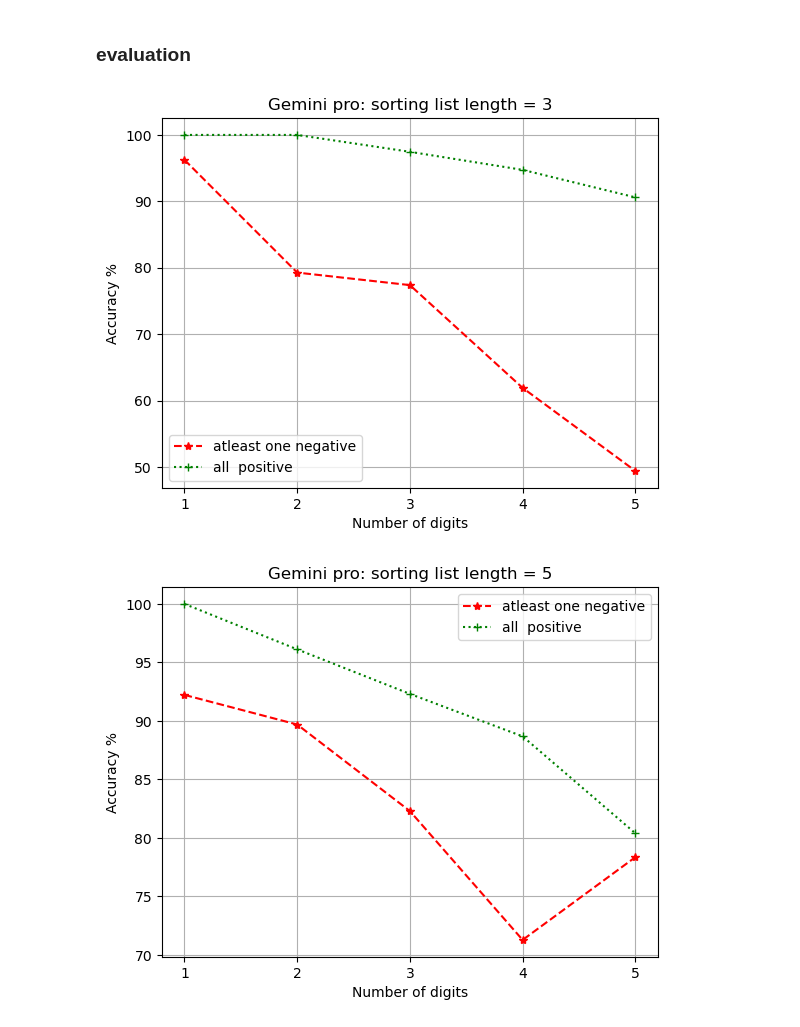
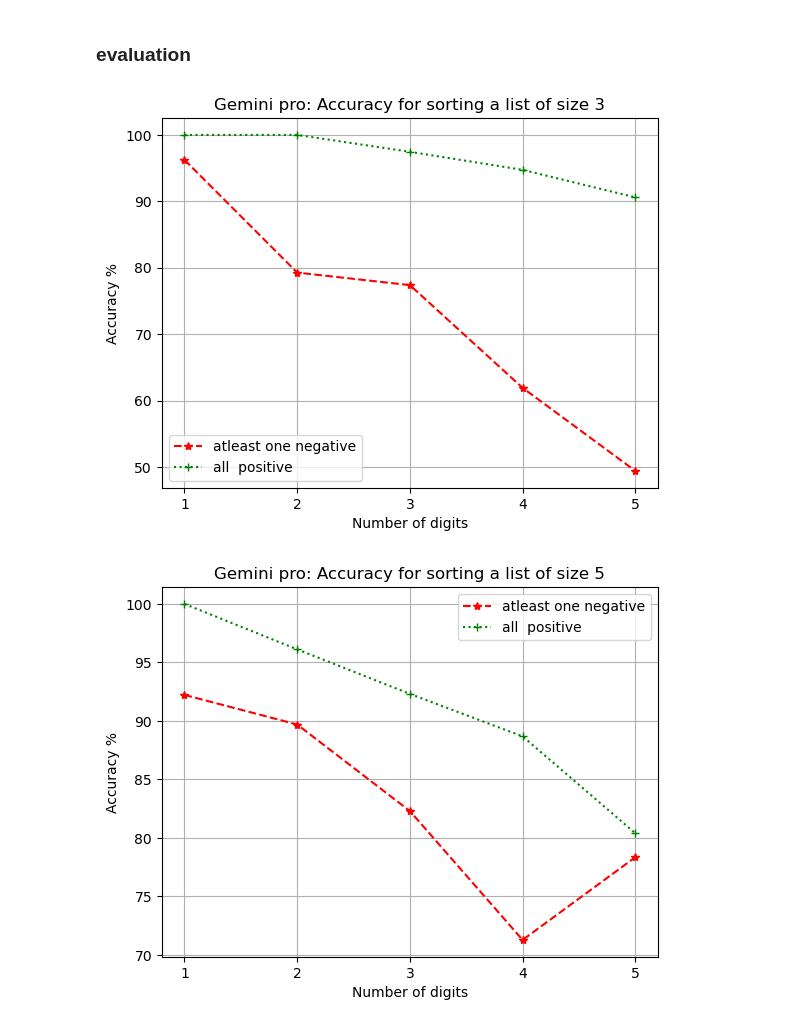
Before and after one commit to rushikeshpawar22581/NLP_project_EssentialNumberPropertiesForLMs, a Jupyter notebook: code/gemini_pro/eval_gemini_list_sort.ipynb, the cells around one changed output. Cells and saved outputs as stored; diff of their text form; code cells hidden in the pictures.

Commit message:
modified for soft accuracy and added plots
- plots of hard accuracy renamed to be consistent with gpt turbo

```diff
--- a/code/gemini_pro/eval_gemini_list_sort.ipynb
+++ b/code/gemini_pro/eval_gemini_list_sort.ipynb
@@ -78,9 +78,24 @@ def max_num_digit(lst):
 
 def is_sorted(lst):
     return all(lst[i]<=lst[i+1] for i in range(len(lst)-1))
+# %%
+# functions required for soft evaluation
+def lenght_longest_nondecreasing_subsequence(lst):
+    n = len(lst)
+    dp = [1]*n
+    for i in range(1,n):
+        for j in range(i):
+            if lst[i] >= lst[j]:
+                dp[i] = max(dp[i],dp[j]+1)
+    return max(dp)
+
+def soft_sorted(lst):
+    soft_score = lenght_longest_nondecreasing_subsequence(lst)/len(lst)
+    return soft_score
 # %%
 total = np.zeros((2,3,MAX_DIGITS))
-correct = np.zeros((2,3,MAX_DIGITS))
+hard_correct = np.zeros((2,3,MAX_DIGITS))
+soft_correct = np.zeros((2,3,MAX_DIGITS))
 
 len_mapping = {3:0,5:1,10:2}
 
@@ -97,50 +112,52 @@ for list in sorted_list_responses:
 
     # update count
     total[sign,len_list,num_digit-1] += 1
-    correct[sign,len_list,num_digit-1] += is_sorted(list)
+    hard_correct[sign,len_list,num_digit-1] += is_sorted(list)
+    soft_correct[sign,len_list,num_digit-1] += soft_sorted(list)
 
-accuracy = correct*100/total
+hard_accuracy = hard_correct*100/total
+soft_accuracy = soft_correct*100/total
 # %%
 # 0 th index = sign , 0 for +, 1 for -
 # 1st index = len of list, 0 for 3, 1 for 5, 2 for 10
 # 2nd index = num of digits - 1
 
 # for a list of length 3,
-plt.plot(range(1,MAX_DIGITS+1),accuracy[1,0,:],marker='*',linestyle='--',color='red',label='atleast one negative')
-plt.plot(range(1,MAX_DIGITS+1),accuracy[0,0,:],marker='+',linestyle=':',color='green',label='all  positive')
+plt.plot(range(1,MAX_DIGITS+1),hard_accuracy[1,0,:],marker='*',linestyle='--',color='red',label='atleast one negative')
+plt.plot(range(1,MAX_DIGITS+1),hard_accuracy[0,0,:],marker='+',linestyle=':',color='green',label='all  positive')
 plt.xticks(range(1,MAX_DIGITS+1))
 plt.xlabel('Number of digits')
 plt.ylabel('Accuracy %')
-plt.title('Gemini pro: sorting list length = 3')
+plt.title('Gemini pro: Accuracy for sorting a list of size 3')
 plt.legend()
 plt.grid()
 plt.savefig('gemini_response/plots/sorting_accuracy_list_length_3.png')
 plt.show()
 
 
 # for a list of length 5,
-plt.plot(range(1,MAX_DIGITS+1),accuracy[1,1,:],marker='*',linestyle='--',color='red',label='atleast one negative')
-plt.plot(range(1,MAX_DIGITS+1),accuracy[0,1,:],marker='+',linestyle=':',color='green',label='all  positive')
+plt.plot(range(1,MAX_DIGITS+1),hard_accuracy[1,1,:],marker='*',linestyle='--',color='red',label='atleast one negative')
+plt.plot(range(1,MAX_DIGITS+1),hard_accuracy[0,1,:],marker='+',linestyle=':',color='green',label='all  positive')
 plt.xticks(range(1,MAX_DIGITS+1))
 plt.xlabel('Number of digits')
 plt.ylabel('Accuracy %')
-plt.title('Gemini pro: sorting list length = 5')
+plt.title('Gemini pro: Accuracy for sorting a list of size 5')
 plt.legend()
 plt.grid()
 plt.savefig('gemini_response/plots/sorting_accuracy_list_length_5.png')
 plt.show()
 
 # for a list of length 10,
-plt.plot(range(1,MAX_DIGITS+1),accuracy[1,2,:],marker='*',linestyle='--',color='red',label='atleast one negative')
-plt.plot(range(1,MAX_DIGITS+1),accuracy[0,2,:],marker='+',linestyle=':',color='green',label='all  positive')
+plt.plot(range(1,MAX_DIGITS+1),hard_accuracy[1,2,:],marker='*',linestyle='--',color='red',label='atleast one negative')
+plt.plot(range(1,MAX_DIGITS+1),hard_accuracy[0,2,:],marker='+',linestyle=':',color='green',label='all  positive')
 plt.xticks(range(1,MAX_DIGITS+1))
 plt.xlabel('Number of digits')
 plt.ylabel('Accuracy %')
-plt.title('Gemini pro: sorting list length = 10')
+plt.title('Gemini pro: Accuracy for sorting a list of size 10')
 plt.legend()
 plt.grid()
 plt.savefig('gemini_response/plots/sorting_accuracy_list_length_10.png')
 plt.show()
 # %% [output]
-[figure, old version]
+[figure, new version]
-[figure, old version]
+[figure, new version]
```
Also changed, not shown: parts of 2 cells of this notebook, 6 other files.
